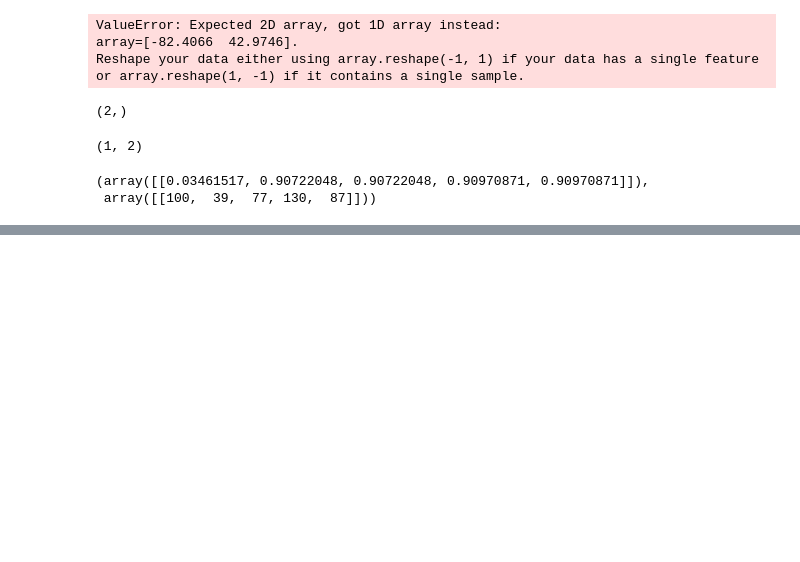
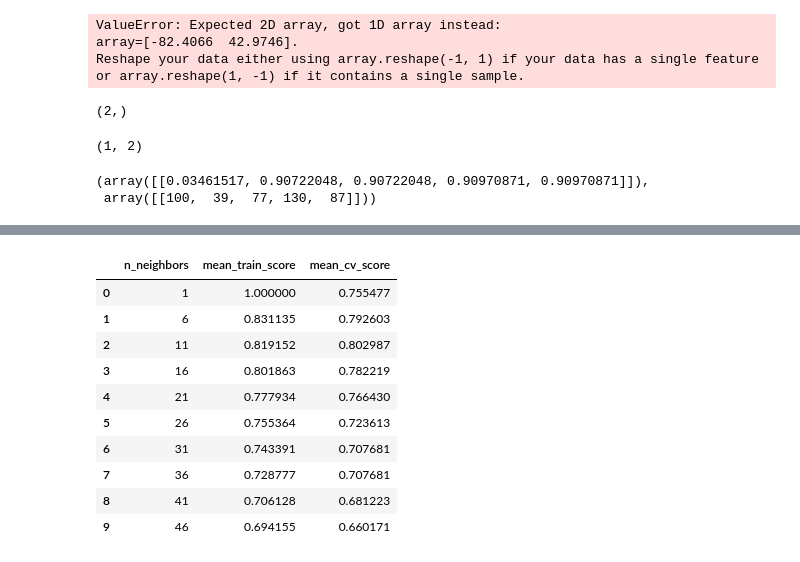
Before and after one commit to jennalenoble/machine-learning, a Jupyter notebook: module4.ipynb, the cells around one changed output, grey strips where cells are left out. Saved outputs shown, nothing was run; the diff lists cells and outputs as text; code cells hidden in the pictures; blank space fills up the shorter version.

```diff
--- a/module4.ipynb
+++ b/module4.ipynb
@@ -242,0 +285,9 @@ nn.kneighbors(X_test.iloc[[1]])
+# %%
+cities_df = pd.read_csv("https://raw.githubusercontent.com/UBC-MDS/DSCI_571_sup-learn-1/master/lectures/data/canada_usa_cities.csv")
+X = cities_df.drop(columns = ["country"])
+y = cities_df["country"]
+X_train, X_test, y_train, y_test = train_test_split(X, y, test_size=0.1, random_state=123)
+
+model = KNeighborsClassifier(n_neighbors=1)
+model.fit(X_train, y_train.to_numpy());
+model.score(X_train, y_train)
@@ -242,0 +310,5 @@ nn.kneighbors(X_test.iloc[[1]])
+# %%
+k = 100
+knn1 = KNeighborsClassifier(n_neighbors=k)
+scores = cross_validate(knn1, X_train, y_train, return_train_score =True)
+pd.DataFrame(scores)
@@ -242,0 +322,24 @@ nn.kneighbors(X_test.iloc[[1]])
+# %%
+results_dict = {"n_neighbors": list(), "mean_train_score": list(), "mean_cv_score": list()}
+
+for k in range(1,50,5):
+    knn = KNeighborsClassifier(n_neighbors=k)
+    scores = cross_validate(knn, X_train, y_train, return_train_score=True)
+    results_dict["n_neighbors"].append(k)
+    results_dict["mean_cv_score"].append(np.mean(scores["test_score"]))
+    results_dict["mean_train_score"].append(np.mean(scores["train_score"]))
+
+results_df = pd.DataFrame(results_dict)
+results_df
+# %% [output]
+|  | n_neighbors | mean_train_score | mean_cv_score |
+| 0 | 1 | 1.000000 | 0.755477 |
+| 1 | 6 | 0.831135 | 0.792603 |
+| 2 | 11 | 0.819152 | 0.802987 |
+| 3 | 16 | 0.801863 | 0.782219 |
+| 4 | 21 | 0.777934 | 0.766430 |
+| 5 | 26 | 0.755364 | 0.723613 |
+| 6 | 31 | 0.743391 | 0.707681 |
+| 7 | 36 | 0.728777 | 0.707681 |
+| 8 | 41 | 0.706128 | 0.681223 |
+| 9 | 46 | 0.694155 | 0.660171 |
```
Also changed, not shown: parts of 41 cells of this notebook.
